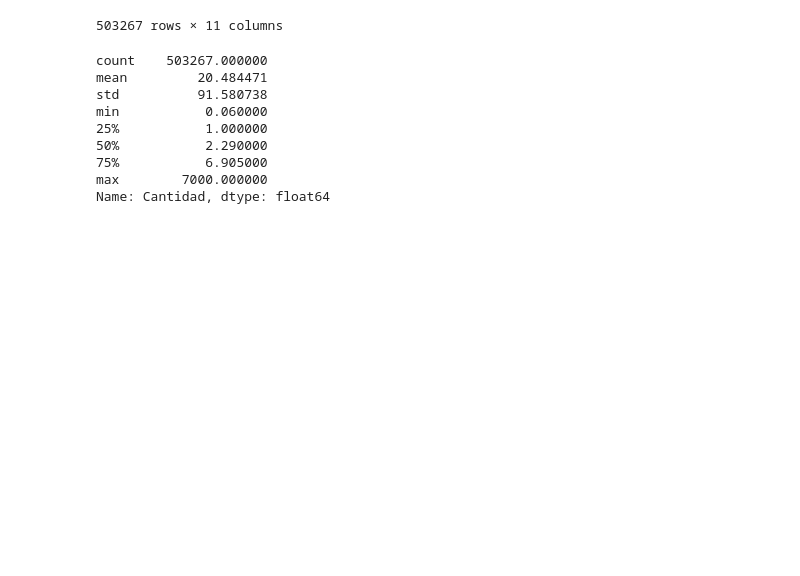
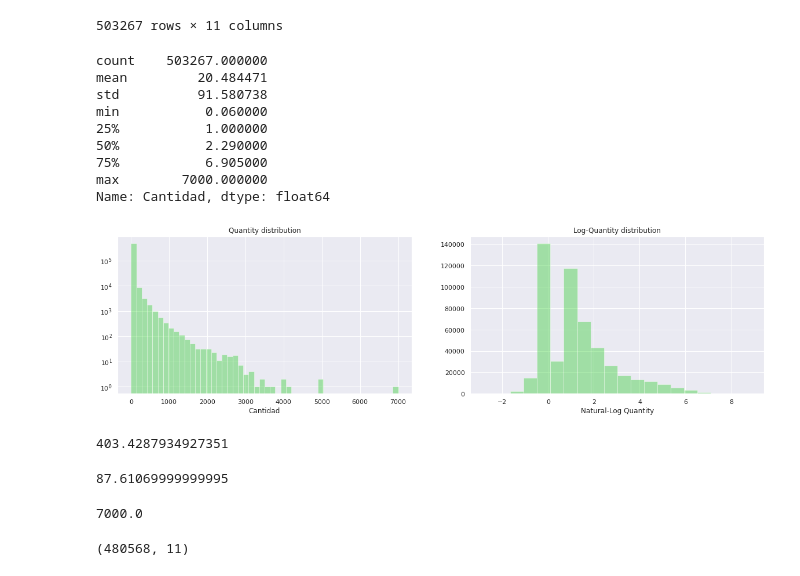
Before and after one commit to Rucamont/ForeCastRetail, a Jupyter notebook: ForeCastRetail.ipynb, the cells around one changed output. Saved outputs shown, nothing was run; the diff lists cells and outputs as text; code cells hidden in the pictures; blank space fills up the shorter version.

```diff
--- a/ForeCastRetail.ipynb
+++ b/ForeCastRetail.ipynb
@@ -308,3 +308,30 @@ min           0.060000
 75%           6.905000
 max        7000.000000
 Name: Cantidad, dtype: float64
+# %%
+fig, ax = plt.subplots(1,2,figsize=(20,5))
+sns.distplot(data.Cantidad, ax=ax[0], kde=False, color="limegreen");
+sns.distplot(np.log(data.Cantidad), ax=ax[1], bins=20, kde=False, color="limegreen");
+ax[0].set_title("Quantity distribution")
+ax[0].set_yscale("log")
+ax[1].set_title("Log-Quantity distribution")
+ax[1].set_xlabel("Natural-Log Quantity");
+# %% [output]
+[figure, added]
+# %%
+np.exp(6)
+# %% [output]
+403.4287934927351
+# %%
+np.quantile(data.Cantidad, 0.95)
+# %% [output]
+87.61069999999995
+# %%
+data.Cantidad.max()
+# %% [output]
+7000.0
+# %%
+data = data.loc[data.Cantidad < 100].copy()
+data.shape
+# %% [output]
+(480568, 11)
```
Also changed, not shown: parts of 3 cells of this notebook.
